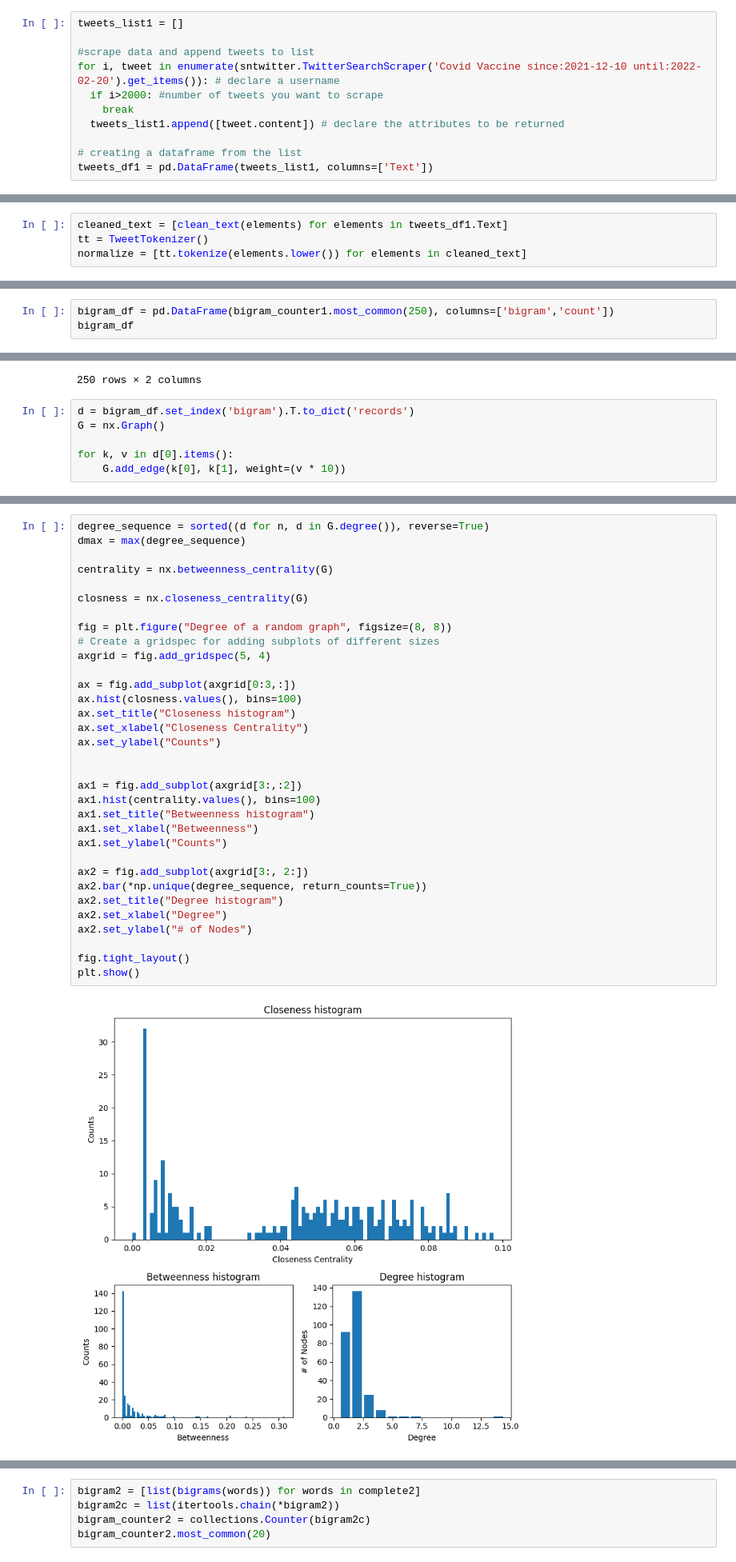
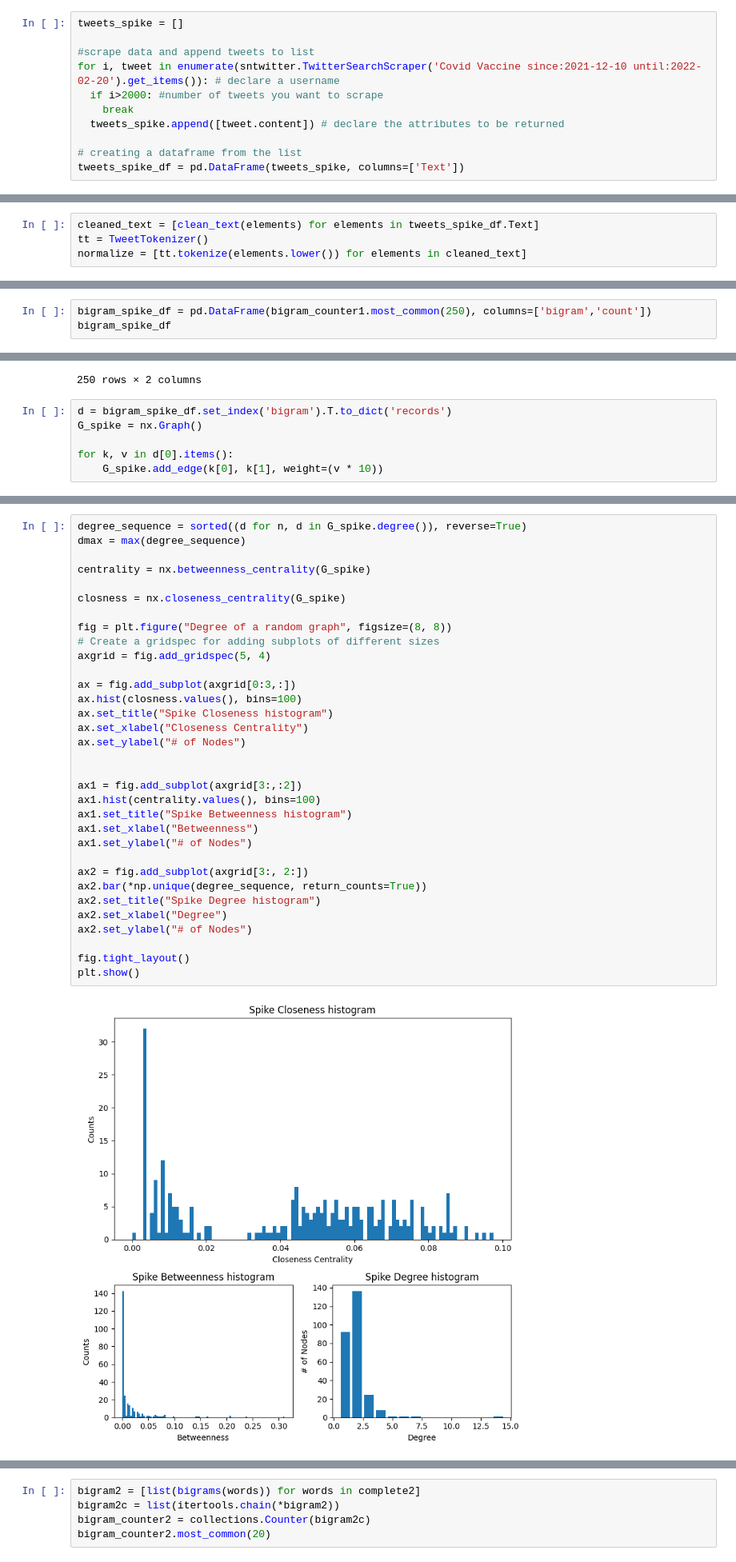
Before and after one commit to Jonathan-D-Franco/mining, a Jupyter notebook: real deal/twittertest.ipynb, the cells around one changed output, grey strips where cells are left out. Shown: that part at 80% size. Cells and saved outputs as stored; diff of their text form.

Commit message:
name changes for variables and clean up

```diff
--- a/real deal/twittertest.ipynb
+++ b/real deal/twittertest.ipynb
@@ -15,14 +15,14 @@ import matplotlib.pyplot as plt
 import itertools
 import collections
 # %%
-tweets_list1 = []
+tweets_spike = []
 
 #scrape data and append tweets to list
 for i, tweet in enumerate(sntwitter.TwitterSearchScraper('Covid Vaccine since:2021-12-10 until:2022-02-20').get_items()): # declare a username
   if i>2000: #number of tweets you want to scrape
     break
-  tweets_list1.append([tweet.content]) # declare the attributes to be returned
+  tweets_spike.append([tweet.content]) # declare the attributes to be returned
 
 # creating a dataframe from the list
-tweets_df1 = pd.DataFrame(tweets_list1, columns=['Text'])
+tweets_spike_df = pd.DataFrame(tweets_spike, columns=['Text'])
 # %%
@@ -36,7 +35,7 @@ def clean_text(txt):
     cleaned = re.sub(r"http\S+","", txt)
     return cleaned
 # %%
-cleaned_text = [clean_text(elements) for elements in tweets_df1.Text]
+cleaned_text = [clean_text(elements) for elements in tweets_spike_df.Text]
 tt = TweetTokenizer()
 normalize = [tt.tokenize(elements.lower()) for elements in cleaned_text]
 # %%
@@ -82,8 +79,8 @@ bigram_counter1.most_common(20)
  (('health', 'dept'), 22),
  (('dose', 'paid'), 22)]
 # %%
-bigram_df = pd.DataFrame(bigram_counter1.most_common(250), columns=['bigram','count'])
-bigram_df
+bigram_spike_df = pd.DataFrame(bigram_counter1.most_common(250), columns=['bigram','count'])
+bigram_spike_df
 # %% [output]
 |  | bigram | count |
 | 0 | (dose, dose) | 157 |
@@ -99,9 +96,9 @@ bigram_df
 | 249 | (feds, say) | 5 |
 250 rows × 2 columns
 # %%
-d = bigram_df.set_index('bigram').T.to_dict('records')
-G = nx.Graph()
+d = bigram_spike_df.set_index('bigram').T.to_dict('records')
+G_spike = nx.Graph()
 
 for k, v in d[0].items():
-    G.add_edge(k[0], k[1], weight=(v * 10))
+    G_spike.add_edge(k[0], k[1], weight=(v * 10))
 # %%
@@ -116,38 +113,38 @@ net.show("graph.html")
 # %% [output]
 [interactive output not drawn]
 # %%
-degree_sequence = sorted((d for n, d in G.degree()), reverse=True)
+degree_sequence = sorted((d for n, d in G_spike.degree()), reverse=True)
 dmax = max(degree_sequence)
 
-centrality = nx.betweenness_centrality(G)
+centrality = nx.betweenness_centrality(G_spike)
 
-closness = nx.closeness_centrality(G)
+closness = nx.closeness_centrality(G_spike)
 
 fig = plt.figure("Degree of a random graph", figsize=(8, 8))
 # Create a gridspec for adding subplots of different sizes
 axgrid = fig.add_gridspec(5, 4)
 
 ax = fig.add_subplot(axgrid[0:3,:])
 ax.hist(closness.values(), bins=100)
-ax.set_title("Closeness histogram")
+ax.set_title("Spike Closeness histogram")
 ax.set_xlabel("Closeness Centrality")
-ax.set_ylabel("Counts")
+ax.set_ylabel("# of Nodes")
 
 
 ax1 = fig.add_subplot(axgrid[3:,:2])
 ax1.hist(centrality.values(), bins=100)
-ax1.set_title("Betweenness histogram")
+ax1.set_title("Spike Betweenness histogram")
 ax1.set_xlabel("Betweenness")
-ax1.set_ylabel("Counts")
+ax1.set_ylabel("# of Nodes")
 
 ax2 = fig.add_subplot(axgrid[3:, 2:])
 ax2.bar(*np.unique(degree_sequence, return_counts=True))
-ax2.set_title("Degree histogram")
+ax2.set_title("Spike Degree histogram")
 ax2.set_xlabel("Degree")
 ax2.set_ylabel("# of Nodes")
 
 fig.tight_layout()
 plt.show()
 # %% [output]
-[figure, old version]
+[figure, new version]
 # %%
```
Also changed, not shown: parts of 13 cells of this notebook, 2 other files.
